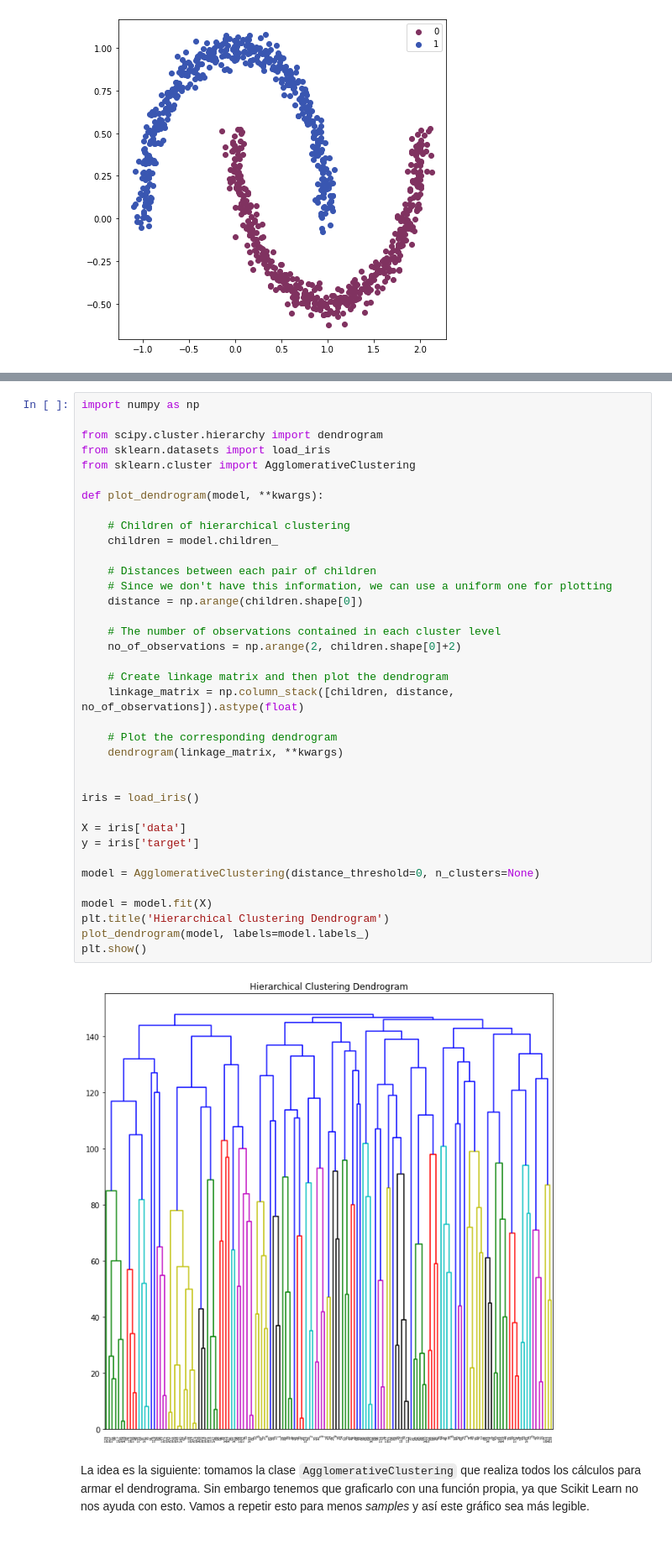
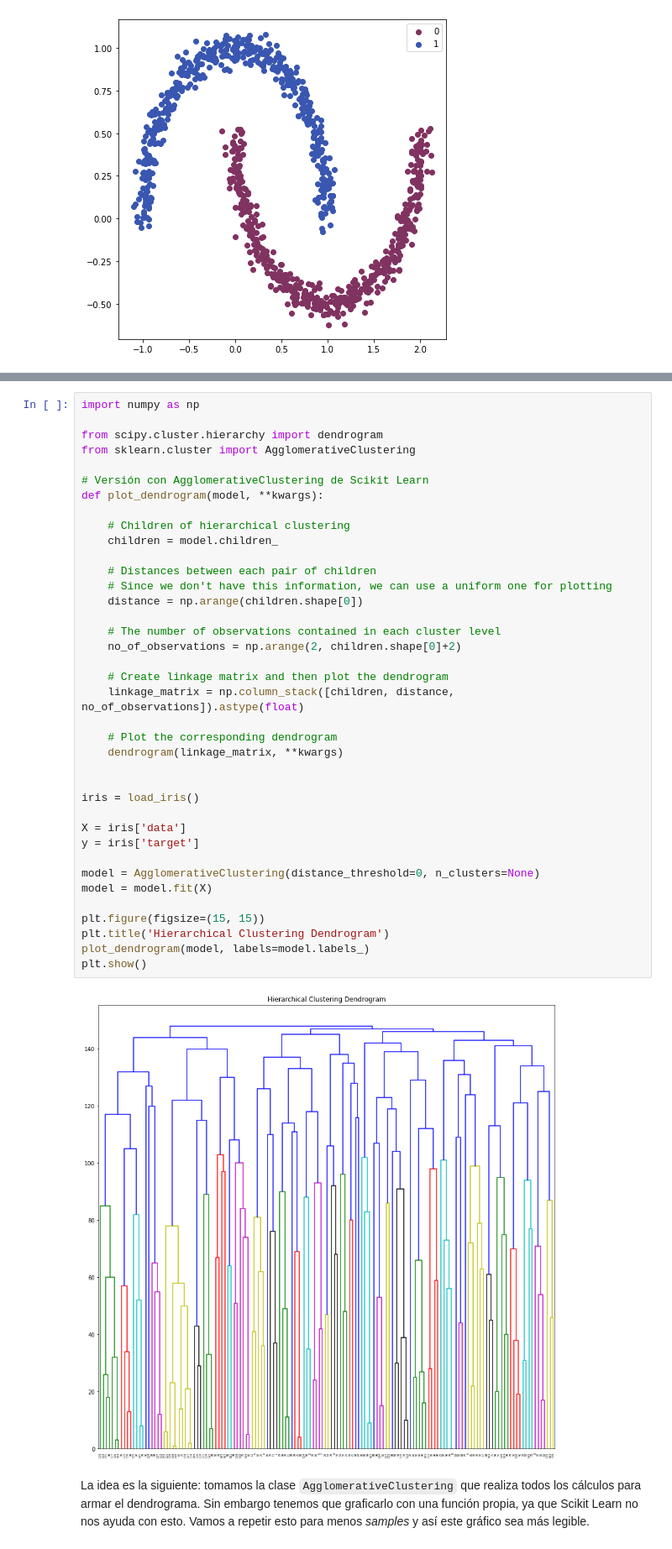
Before and after one commit to alanezz/Syllabus-2020-2, a Jupyter notebook: Jupyter y Apuntes/C12 - Reducción de Dimensionalidad y Clustering/Clustering.ipynb, the cells around one changed output, grey strips where cells are left out. Shown at 84% size. Cells and saved outputs as stored; diff of their text form.

```diff
--- a/Jupyter y Apuntes/C12 - Reducción de Dimensionalidad y Clustering/Clustering.ipynb
+++ b/Jupyter y Apuntes/C12 - Reducción de Dimensionalidad y Clustering/Clustering.ipynb
@@ -170,41 +226,42 @@ Ahora vamos a aprender a hacer _clustering_ jerárquico con Scikit Learn y Scipy
 import numpy as np
 
 from scipy.cluster.hierarchy import dendrogram
-from sklearn.datasets import load_iris
 from sklearn.cluster import AgglomerativeClustering
 
+# Versión con AgglomerativeClustering de Scikit Learn
 def plot_dendrogram(model, **kwargs):
 
     # Children of hierarchical clustering
     children = model.children_
 
     # Distances between each pair of children
     # Since we don't have this information, we can use a uniform one for plotting
     distance = np.arange(children.shape[0])
 
     # The number of observations contained in each cluster level
     no_of_observations = np.arange(2, children.shape[0]+2)
 
     # Create linkage matrix and then plot the dendrogram
     linkage_matrix = np.column_stack([children, distance, no_of_observations]).astype(float)
 
     # Plot the corresponding dendrogram
     dendrogram(linkage_matrix, **kwargs)
 
 
 iris = load_iris()
 
 X = iris['data']
 y = iris['target']
 
 model = AgglomerativeClustering(distance_threshold=0, n_clusters=None)
+model = model.fit(X)
 
-model = model.fit(X)
+plt.figure(figsize=(15, 15))
 plt.title('Hierarchical Clustering Dendrogram')
 plot_dendrogram(model, labels=model.labels_)
 plt.show()
 # %% [output]
-[figure, old version]
+[figure, new version]
 # %% [markdown]
 La idea es la siguiente: tomamos la clase `AgglomerativeClustering` que realiza todos los cálculos para armar el dendrograma. Sin embargo tenemos que graficarlo con una función propia, ya que Scikit Learn no nos ayuda con esto. Vamos a repetir esto para menos _samples_ y así este gráfico sea más legible.
 # %%
```
Also changed, not shown: parts of 11 cells of this notebook.
